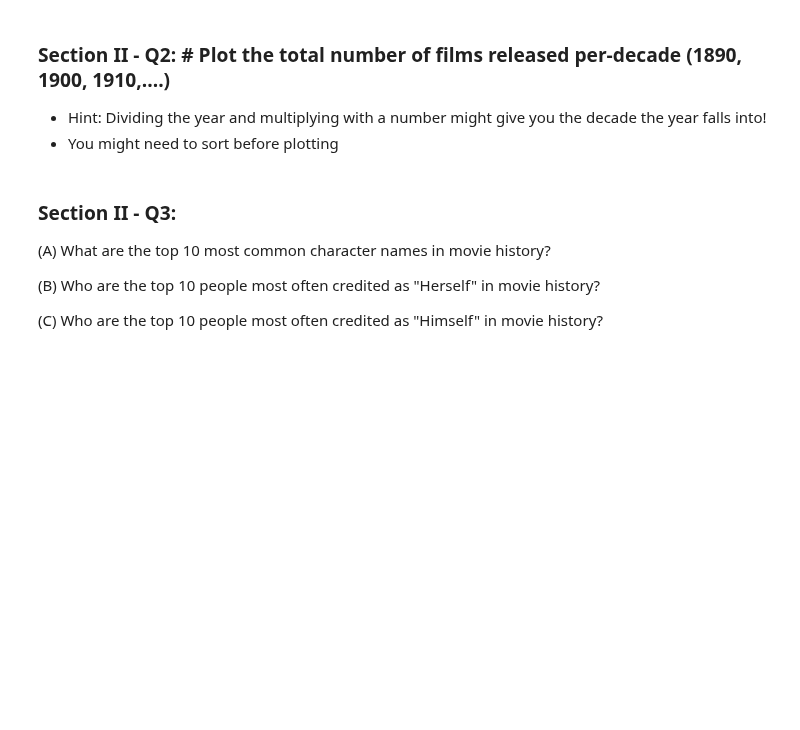
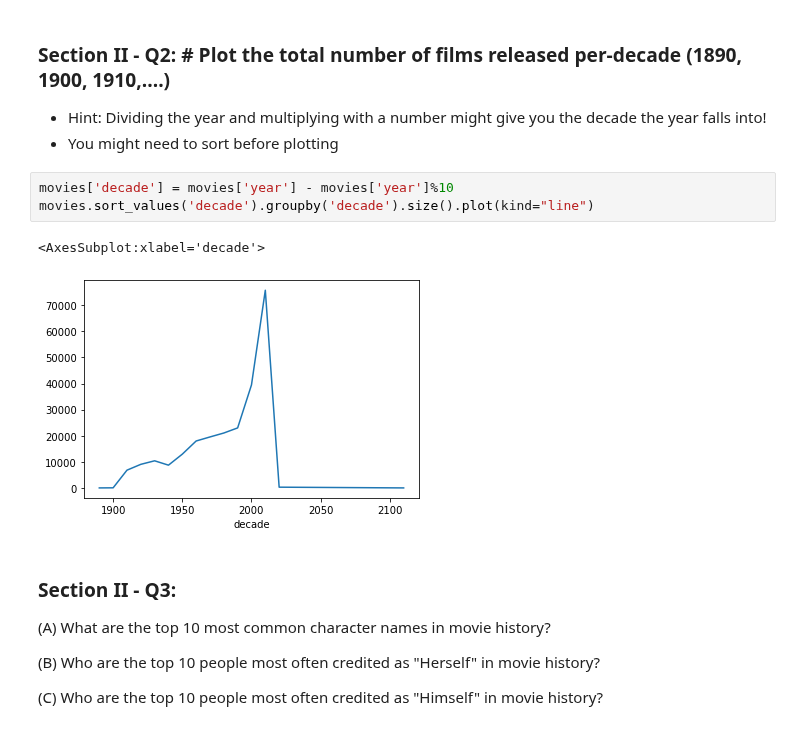
Before and after one commit to springboard-curriculum/mec-mini-projects, a Jupyter notebook: mec-5.3.10-data-wranging-with-pandas-mini-project/Mini_Project_Data_Wrangling_Pandas.ipynb, the cells around one changed output. Cells and saved outputs as stored; diff of their text form; blank space fills up the shorter version.

```diff
--- a/mec-5.3.10-data-wranging-with-pandas-mini-project/Mini_Project_Data_Wrangling_Pandas.ipynb
+++ b/mec-5.3.10-data-wranging-with-pandas-mini-project/Mini_Project_Data_Wrangling_Pandas.ipynb
@@ -198,6 +386,12 @@ top_ten.plot(kind='barh')
 ### Section II - Q2: # Plot the total number of films released per-decade (1890, 1900, 1910,....)
 - Hint: Dividing the year and multiplying with a number might give you the decade the year falls into!
 - You might need to sort before plotting
+# %%
+movies['decade'] = movies['year'] - movies['year']%10
+movies.sort_values('decade').groupby('decade').size().plot(kind="line")
+# %% [output]
+<AxesSubplot:xlabel='decade'>
+[figure, added]
 # %% [markdown]
 ### Section II - Q3:
 
```
Also changed, not shown: parts of 45 cells of this notebook.
